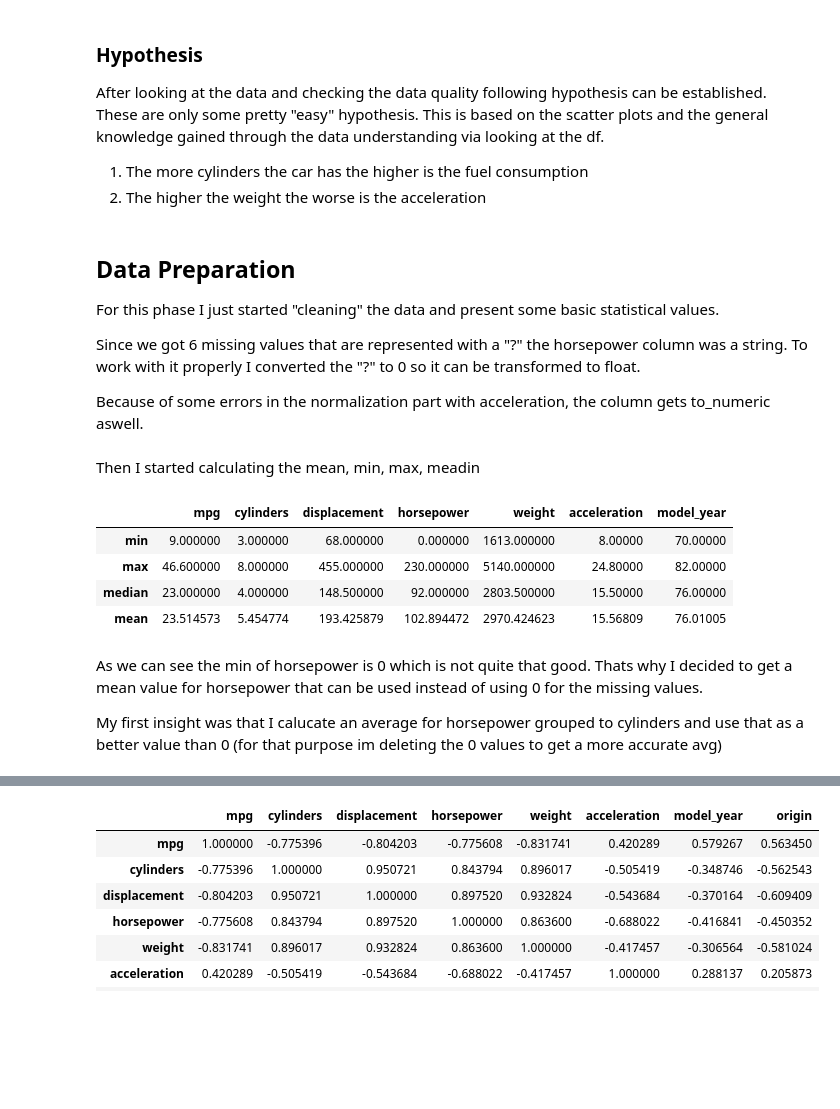
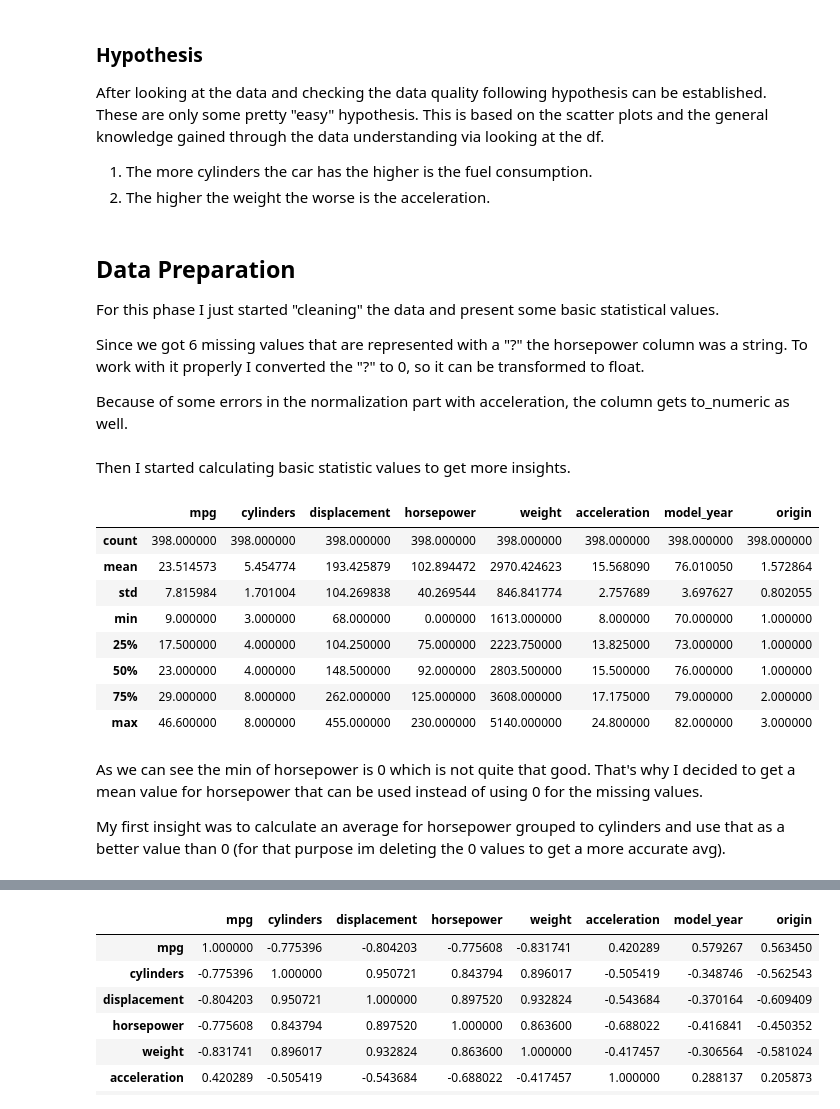
Before and after one commit to mabathke/car-consumption-analysis, a Jupyter notebook: 4. Analyze “Auto MPG Dataset”.ipynb, the cells around one changed output, grey strips where cells are left out. Saved outputs shown, nothing was run; the diff lists cells and outputs as text; code cells hidden in the pictures; blank space fills up the shorter version.

```diff
--- a/4. Analyze “Auto MPG Dataset”.ipynb
+++ b/4. Analyze “Auto MPG Dataset”.ipynb
@@ -57,34 +62,38 @@ We learned in the lectures that data quality can be "measured" by looking at the
 # %% [markdown]
 ### Hypothesis
 After looking at the data and checking the data quality following hypothesis can be established. These are only some pretty "easy" hypothesis. This is based on the scatter plots and the general knowledge gained through the data understanding via looking at the df.
-1. The more cylinders the car has the higher is the fuel consumption
-2. The higher the weight the worse is the acceleration
+1. The more cylinders the car has the higher is the fuel consumption.
+2. The higher the weight the worse is the acceleration.
 # %% [markdown]
 ## Data Preparation
 
 For this phase I just started "cleaning" the data and present some basic statistical values.
 
-Since we got 6 missing values that are represented with a "?" the horsepower column was a string. To work with it properly I converted the "?" to 0 so it can be transformed to float.
+Since we got 6 missing values that are represented with a "?" the horsepower column was a string. To work with it properly I converted the "?" to 0, so it can be transformed to float.
 
-Because of some errors in the normalization part with acceleration, the column gets to_numeric aswell.
+Because of some errors in the normalization part with acceleration, the column gets to_numeric as well.
 # %%
 df["horsepower"] = df["horsepower"].replace("?", "0")
 df["horsepower"] = pd.to_numeric(df["horsepower"])
 df["acceleration"] = pd.to_numeric(df["acceleration"])
-# %% [markdown]
-Then I started calculating the mean, min, max, meadin
+# %% [markdown]
+Then I started calculating basic statistic values to get more insights.
 # %%
-df_stat.describe()
+df.describe()
 # %% [output]
-|  | mpg | cylinders | displacement | horsepower | weight | acceleration | model_year |
-| min | 9.000000 | 3.000000 | 68.000000 | 0.000000 | 1613.000000 | 8.00000 | 70.00000 |
-| max | 46.600000 | 8.000000 | 455.000000 | 230.000000 | 5140.000000 | 24.80000 | 82.00000 |
-| median | 23.000000 | 4.000000 | 148.500000 | 92.000000 | 2803.500000 | 15.50000 | 76.00000 |
-| mean | 23.514573 | 5.454774 | 193.425879 | 102.894472 | 2970.424623 | 15.56809 | 76.01005 |
+|  | mpg | cylinders | displacement | horsepower | weight | acceleration | model_year | origin |
+| count | 398.000000 | 398.000000 | 398.000000 | 398.000000 | 398.000000 | 398.000000 | 398.000000 | 398.000000 |
+| mean | 23.514573 | 5.454774 | 193.425879 | 102.894472 | 2970.424623 | 15.568090 | 76.010050 | 1.572864 |
+| std | 7.815984 | 1.701004 | 104.269838 | 40.269544 | 846.841774 | 2.757689 | 3.697627 | 0.802055 |
+| min | 9.000000 | 3.000000 | 68.000000 | 0.000000 | 1613.000000 | 8.000000 | 70.000000 | 1.000000 |
+| 25% | 17.500000 | 4.000000 | 104.250000 | 75.000000 | 2223.750000 | 13.825000 | 73.000000 | 1.000000 |
+| 50% | 23.000000 | 4.000000 | 148.500000 | 92.000000 | 2803.500000 | 15.500000 | 76.000000 | 1.000000 |
+| 75% | 29.000000 | 8.000000 | 262.000000 | 125.000000 | 3608.000000 | 17.175000 | 79.000000 | 2.000000 |
+| max | 46.600000 | 8.000000 | 455.000000 | 230.000000 | 5140.000000 | 24.800000 | 82.000000 | 3.000000 |
 # %% [markdown]
-As we can see the min of horsepower is 0 which is not quite that good. Thats why I decided to get a mean value for horsepower that can be used instead of using 0 for the missing values.
+As we can see the min of horsepower is 0 which is not quite that good. That's why I decided to get a mean value for horsepower that can be used instead of using 0 for the missing values.
 
-My first insight was that I calucate an average for horsepower grouped to cylinders and use that as a better value than 0 (for that purpose im deleting the 0 values to get a more accurate avg)
+My first insight was to calculate an average for horsepower grouped to cylinders and use that as a better value than 0 (for that purpose im deleting the 0 values to get a more accurate avg).
 # %%
 df_temp = df[df["horsepower"] !=0.]
 df_mean_horsepower = (df_temp.groupby("cylinders")["horsepower"].sum()/df_temp.groupby("cylinders")["horsepower"].count()).round(2)
```
Also changed, not shown: parts of 31 cells of this notebook.
